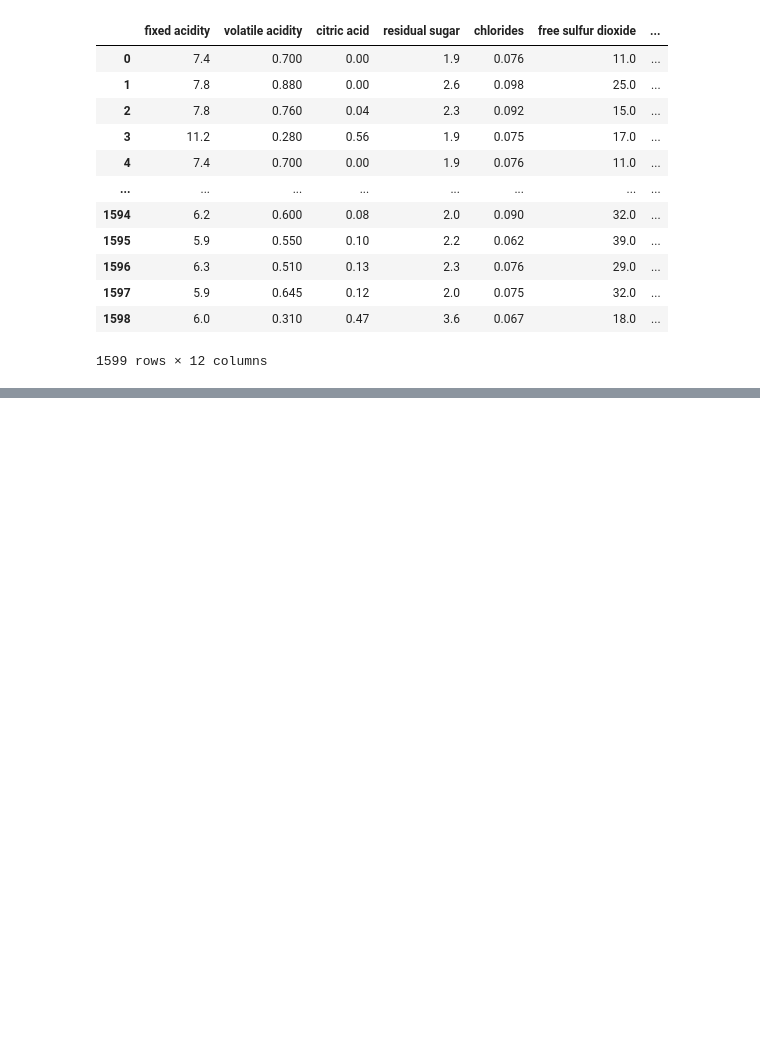
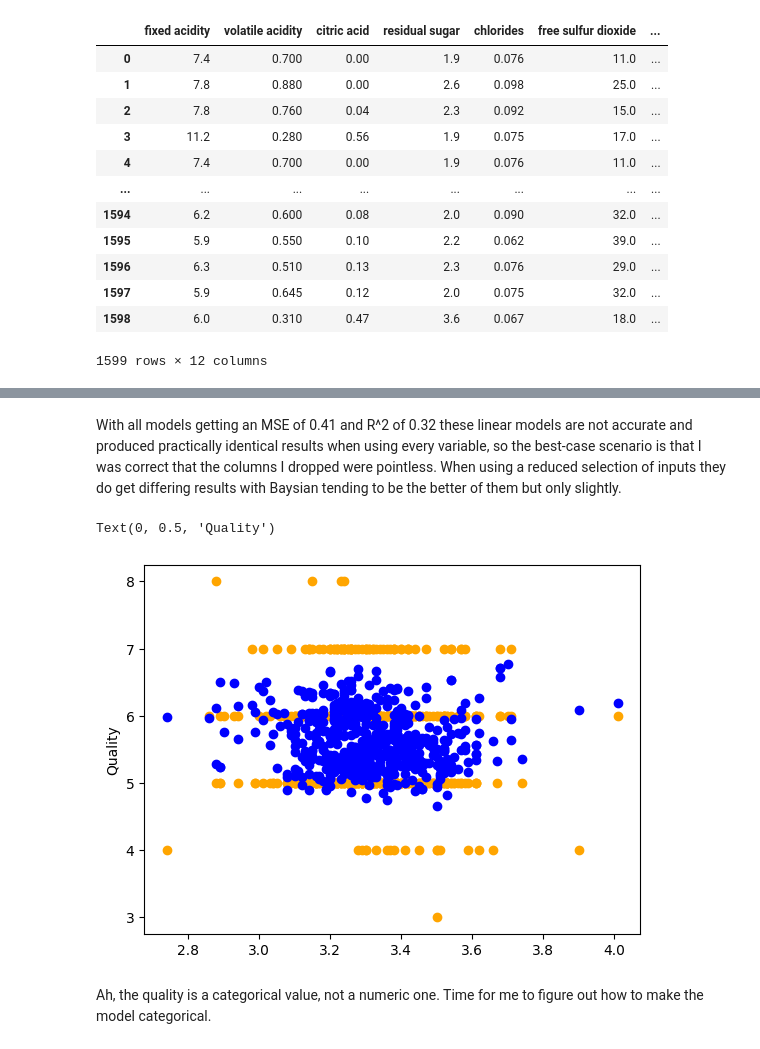
Before and after one commit to COSC5557/warmup-beckcarver, a Jupyter notebook: warmup.ipynb, the cells around one changed output, grey strips where cells are left out. Cells and saved outputs as stored; diff of their text form; code cells hidden in the pictures; blank space fills up the shorter version.

Commit message:
Finished it well enough months ago, nearly created a 'One Hot Lars' model

```diff
--- a/warmup.ipynb
+++ b/warmup.ipynb
@@ -54,13 +107,8 @@ See the caveats in the documentation: https://pandas.pydata.org/pandas-docs/stab
 # %%
-feature_x = df.drop(columns=["quality"])
-target_y = df["quality"]
-
 from sklearn.model_selection import train_test_split
 
 # split training/test sets
 X_train, X_test, y_train, y_test = train_test_split(feature_x, target_y, test_size=0.33, random_state=237)
-print("Training samples {}".format(X_train.shape[0]))
-print("|- anomoly {:.2f}%\n".format(100*(y_train == 1).mean()))
-print("Testing samples {}".format( X_test.shape[0]))
-print("|- anomoly {:.2f}%".format(100*(y_test == 1).mean()))
+print("Training samples {},\tanomoly {:.2f}".format(X_train.shape[0], 100*(y_train == 1).mean()))
+print("Testing samples {},\tanomoly {:.2f}".format( X_test.shape[0], 100*(y_test == 1).mean()))
 # %% [output]
@@ -72,6 +117,11 @@ Testing samples 528
 # %%
 from sklearn import linear_model
-r = linear_model.LinearRegression()
-r.fit(feature_x, target_y)
-for key, value in dict(zip(feature_x.columns, r.coef_)).items(): print(f"{key.ljust(20)} : {value}")
+
+print('Linear Regression:')
+rl = linear_model.LinearRegression()
+rl.fit(feature_x, target_y)
+for key, value in dict(zip(feature_x.columns, rl.coef_)).items(): print(f"{key.ljust(20)} : {value}")
+yl_predict = rl.predict(X_test)
+print("MSE {:.2f}".format(sklearn.metrics.mean_squared_error(y_test, yl_predict)))
+print("R^2 {:.2f}".format(sklearn.metrics.r2_score(y_test, yl_predict)))
 # %% [output]
@@ -89,6 +138,10 @@ alcohol              : 0.2761976992268874
 # %%
-y_predict = r.predict(X_test)
-print("MSE {:.2f}".format(sklearn.metrics.mean_squared_error(y_test, y_predict)))
-print("R^2 {:.2f}".format(sklearn.metrics.r2_score(y_test, y_predict)))
-# random_state=237 gives identical MSE and R2, weird. Others do not.
+
+print('Bayesian Ridge:')
+rb = linear_model.BayesianRidge()
+rb.fit(feature_x, target_y)
+for key, value in dict(zip(feature_x.columns, rb.coef_)).items(): print(f"{key.ljust(20)} : {value}")
+yb_predict = rb.predict(X_test)
+print("MSE {:.2f}".format(sklearn.metrics.mean_squared_error(y_test, yb_predict)))
+print("R^2 {:.2f}".format(sklearn.metrics.r2_score(y_test, yb_predict)))
 # %% [output]
@@ -98,0 +158,8 @@ R^2 0.38
+# %%
+print('Lars:')
+rlars = linear_model.Lars() # Hi Lars
+rlars.fit(feature_x, target_y)
+for key, value in dict(zip(feature_x.columns, rlars.coef_)).items(): print(f"{key.ljust(20)} : {value}")
+ylars_predict = rlars.predict(X_test) # why lars?
+print("Linear Regression MSE {:.2f}".format(sklearn.metrics.mean_squared_error(y_test, ylars_predict)))
+print("Linear Regression R^2 {:.2f}".format(sklearn.metrics.r2_score(y_test, ylars_predict)))
@@ -98,0 +177,12 @@ R^2 0.38
+# %% [markdown]
+With all models getting an MSE of 0.41 and R^2 of 0.32 these linear models are not accurate and produced practically identical results when using every variable, so the best-case scenario is that I was correct that the columns I dropped were pointless. When using a reduced selection of inputs they do get differing results with Baysian tending to be the better of them but only slightly.
+# %%
+x_ph = X_test['pH']
+plt.scatter(x_ph, y_test, color='orange')
+plt.scatter(x_ph, ylars_predict, color='blue')
+plt.ylabel('Quality')
+# %% [output]
+Text(0, 0.5, 'Quality')
+[figure, added]
+# %% [markdown]
+Ah, the quality is a categorical value, not a numeric one. Time for me to figure out how to make the model categorical.
```
Also changed, not shown: parts of 17 cells of this notebook, 4 other files.
